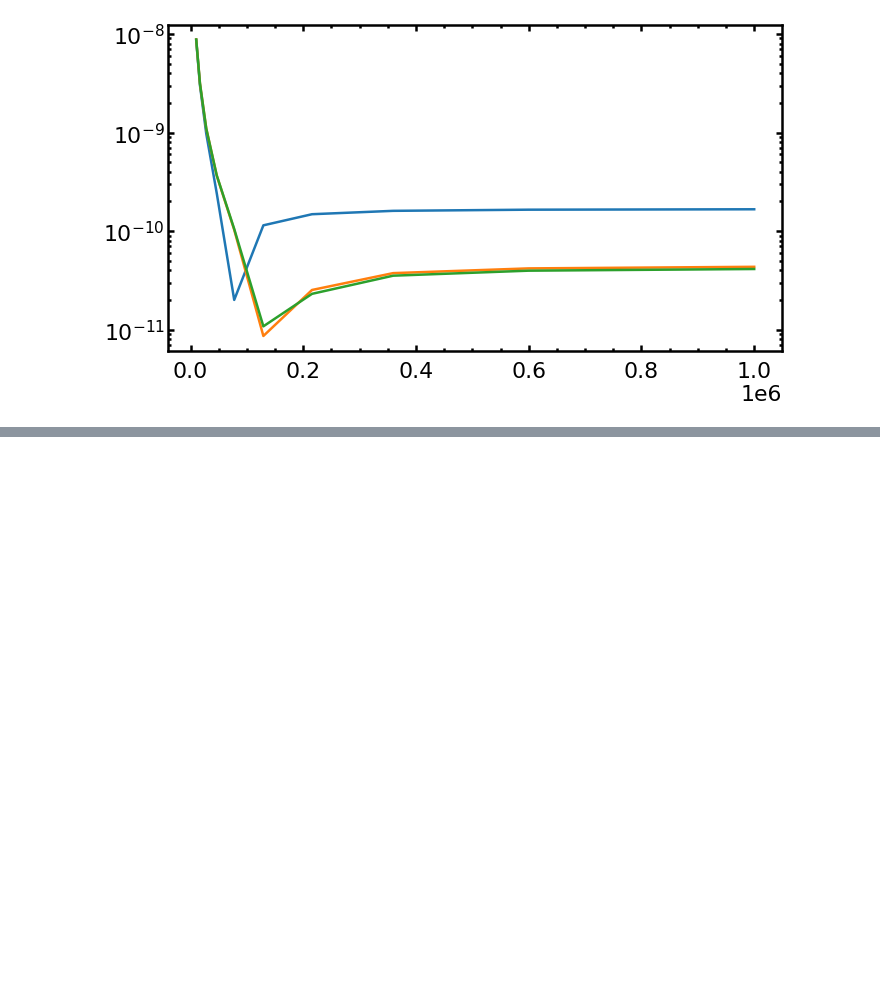
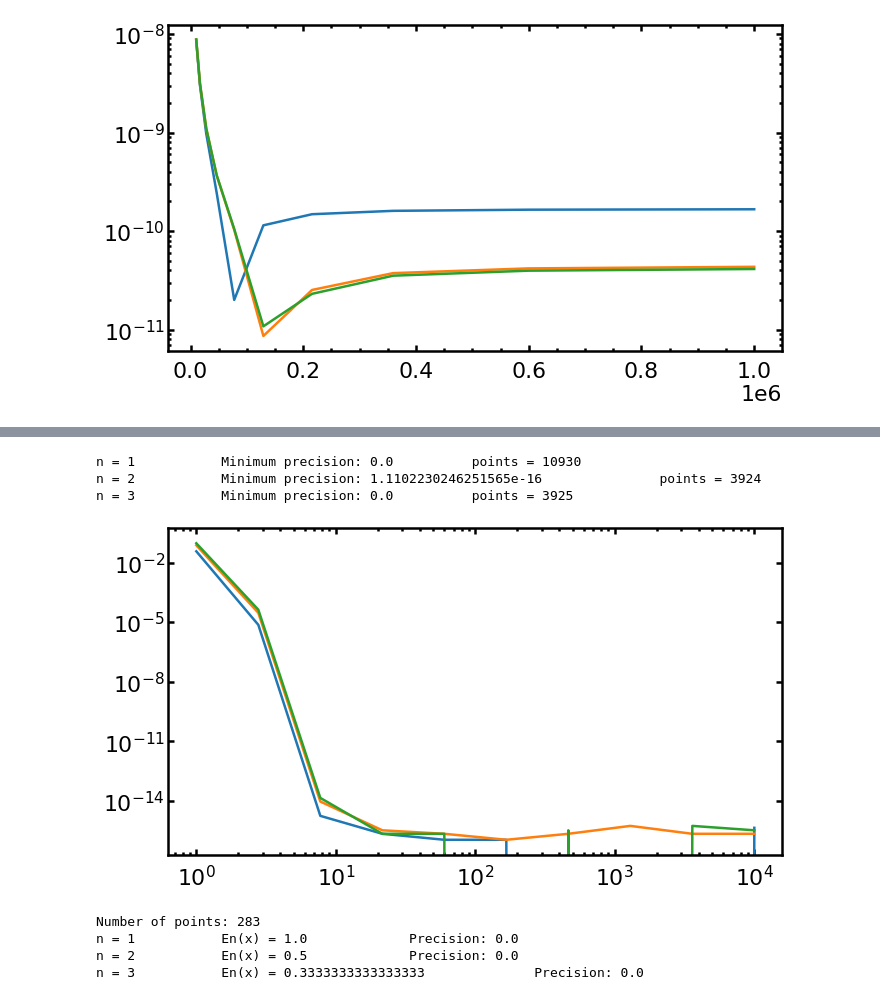
Before and after one commit to Tusay/530_Stellar_Atmospheres, a Jupyter notebook: HW_04/HW_04.ipynb, the cells around one changed output, grey strips where cells are left out. Drawn from its saved outputs; the diff is of its cells as text; code cells hidden in the pictures; blank space fills up the shorter version.

```diff
--- a/HW_04/HW_04.ipynb
+++ b/HW_04/HW_04.ipynb
@@ -159,3 +223,46 @@ n = 3           Minimum precision: 1.081912337497215e-11                points =
+# %%
+# reiterate for density using reiterated x_max minimums
+x_range = 10**np.linspace(0,4,10)
+minp = [0]*len(ns)
+densest = [0]*len(ns)
+ans = [[0]*len(x_range) for n in range(len(ns))]
+precision = [[0]*len(x_range) for n in range(len(ns))]
+for n in ns:
+    x_max=x_maxest[n-1][0]
+    for i, density in enumerate(x_range):
+        points = round(density*(x_max-x_min))
+        x=10**np.linspace(x_min,x_max,points)
+        ans[n-1][i] = log_integrator(x,expn(n,x))
+        precision[n-1][i] = abs(1-ans[n-1][i]/(1/n))
+    minp[n-1]=min(precision[n-1])
+    densest[n-1] = x_range[np.where(precision[n-1] == minp[n-1])]
+    print(f'n = {n}\t\tMinimum precision: {minp[n-1]}\t\tpoints = {round(densest[n-1][0]*(x_max-x_min))}')
+    plt.plot(x_range,precision[n-1])
+plt.yscale('log')
+plt.xscale('log')
+plt.show()
+# %% [output]
+n = 1           Minimum precision: 0.0          points = 10930
+n = 2           Minimum precision: 1.1102230246251565e-16               points = 3924
+n = 3           Minimum precision: 0.0          points = 3925
+[figure, added]
+# %%
+# Most precise calculation with a simple box integrator
+ns=[1,2,3]
+x_min=-22
+x_max=1.56
+density=12
+points = round(density*(x_max-x_min))
+print(f'Number of points: {points}')
+for n in ns:
+    x=10**np.linspace(x_min,x_max,points)
+    ans = log_integrator(x,expn(n,x))
+    print(f'n = {n}\t\tEn(x) = {ans}\t\tPrecision: {abs(1-ans/(1/n))}')
+# %% [output]
+Number of points: 283
+n = 1           En(x) = 1.0             Precision: 0.0
+n = 2           En(x) = 0.5             Precision: 0.0
+n = 3           En(x) = 0.3333333333333333              Precision: 0.0
 # %%
 # 8
 
```
Also changed, not shown: parts of 9 cells of this notebook.
